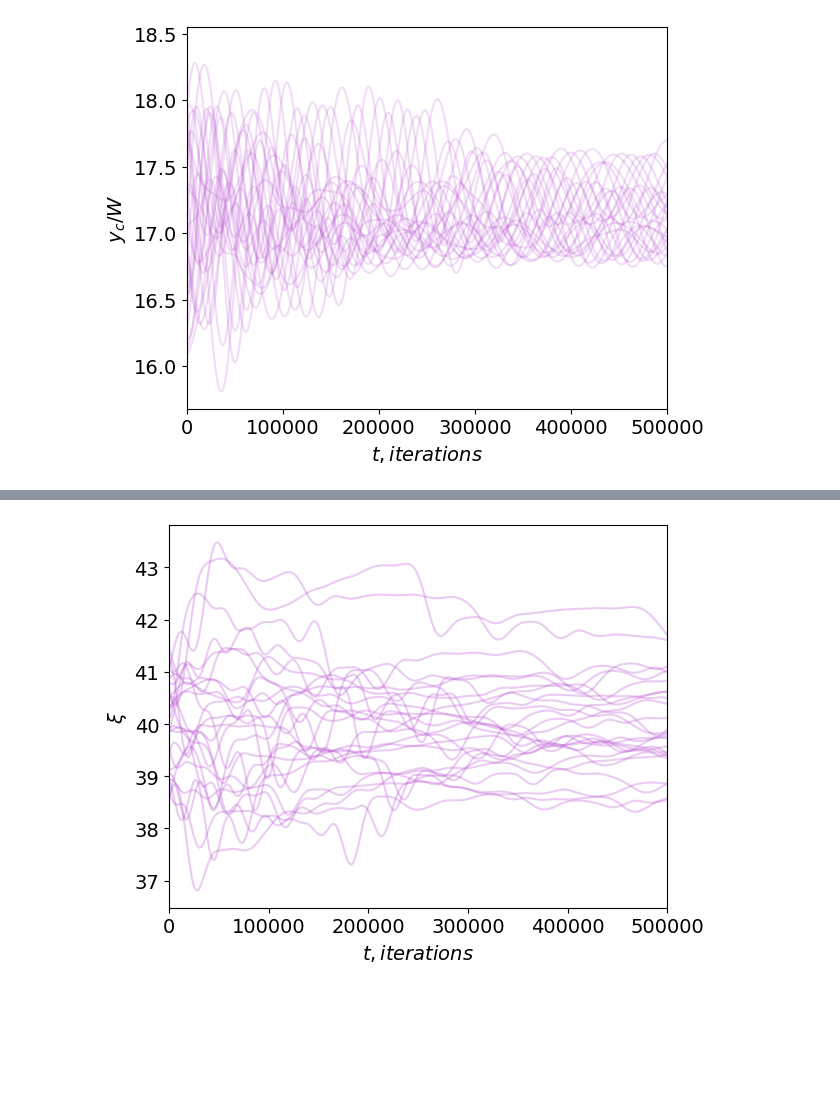
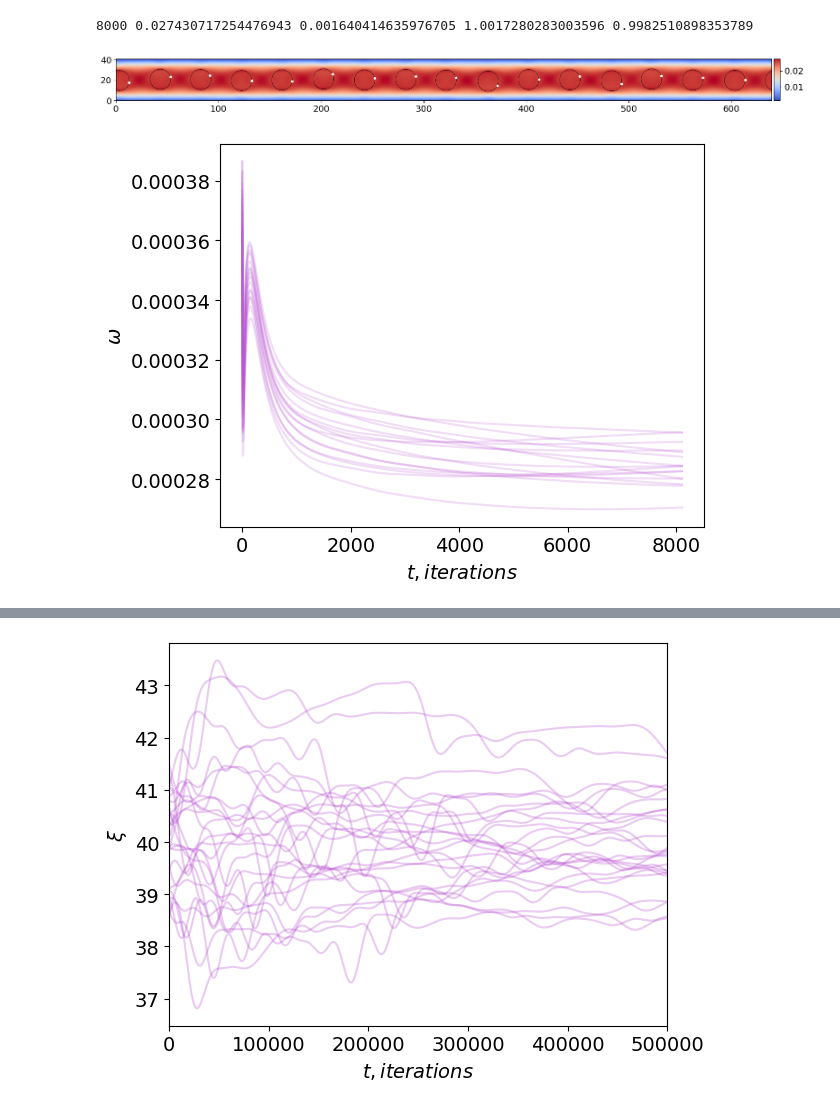
Before and after one commit to msguskova/lbm_chain_of_particles, a Jupyter notebook: plot array of disks.ipynb, the cells around one changed output, grey strips where cells are left out. Cells and saved outputs as stored; diff of their text form; code cells hidden in the pictures; blank space fills up the shorter version.

```diff
--- a/plot array of disks.ipynb
+++ b/plot array of disks.ipynb
@@ -16,17 +11,9 @@ from calc_spectrum import get_spectrum
 
 plt.rcParams.update({'font.size':14, 'savefig.facecolor':'w'})
 # %%
-folder = 'tmp_chain_cs2_0.33_re_1.00_nu_0.30_u_0.030_tau_1.40_cy_20.00_W_41_N_26/'
-folder = 'tmp_chain_cs2_0.33_re_1.00_nu_0.30_u_0.030_tau_1.40_cy_17.00_W_35_N_26/'
-# folder = 'tmp_chain_cs2_0.33_re_1.00_nu_0.30_u_0.03_tau_1.40_cy_60.56_W_81_N_26/'
-# folder = 'tmp_chain2_cs2_0.33_re_1.00_nu_0.30_u_0.03_tau_1.40_cy_60.00_W_81_N_26_rad2_10.1_inter_6.0R_rho2_1.00/'
-# folder = 'tmp_chain2_cs2_0.33_re_1.00_nu_0.30_u_0.03_tau_1.40_cy_97.68_W_121_N_46_rad2_10.0_inter_4.0R_rho2_1.10/'
-# folder = 'tmp_chain2_cs2_0.33_re_1.00_nu_0.30_u_0.03_tau_1.40_cy_20.00_W_41_rad2_10.1/'
-# folder = 'tmp_chain2_cs2_0.33_re_1.00_nu_0.30_u_0.03_tau_1.40_cy_20.00_W_41_N_46_rad2_10.0_inter_4.0R_rho2_1.00/'
-
-# folder = 'tmp_chain2_cs2_0.33_re_1.00_nu_0.30_u_0.03_tau_1.40_cy_60.56_W_81_N_46_rad2_10.0_inter_4.0R_rho2_1.10/'
-# folder = 'tmp_chain_cs2_0.33_re_1.00_nu_0.30_u_0.03_tau_1.40_cy_116.48_W_141/'
-folder_pics = 'tmp_thesis_crystal/'
+folder = 'tmp_chain2_cs2_0.33_re_1.00_nu_0.30_u_0.03_tau_1.40_cy_20.00_W_41_N_16_rad2_10.0_inter_4.0R/'
+# folder = 'tmp_chain2_cs2_0.33_re_1.00_nu_0.30_u_0.03_tau_1.40_cy_60.56_W_81_N_16_rad2_10.0_inter_4.0R/'
+folder_pics = 'pics/'
 
 files = [f for f in os.listdir(folder) if f.endswith('txt') and 'copy' not in f and f.startswith('disk')]
 W = int(re.findall('_W_([0-9]*)', folder)[0]) - 1
@@ -37,6 +24,7 @@ if 'rad2' in folder:
     rad2 = float(re.findall('rad2_([0-9]{2}[.][0-9]{1})', folder)[0])
 else:
     rad2 = 10
+
 y0 = float(re.findall('cy_([0-9]{2,3}[.][0-9]{2})', folder)[0])
 print(y0)
 
@@ -107,5 +108,39 @@ disk_re_0.25_19.txt     disk_re_0.25_17.txt     disk_re_0.25_16.txt     disk_re_
+# %%
+time = int(particles[0, -1, 0] // 8000) * 8000
+time_ind = time // 10
+
+fig, ax = plt.subplots(figsize=(16, 2))
+unorm = np.sqrt(vel[0] ** 2 + vel[1] ** 2)
+print(time, unorm[:, ny//2].max(),
+      unorm[:, ny//2].max() - unorm[:, ny//2].min(),
+     rho.max(), rho.min())
+c = ax.imshow(unorm.transpose(), cmap=cm.coolwarm)
+angles = np.linspace(0, 2 * np.pi, 100, endpoint=True)
+
+for p in range(N):
+    cx, cy = particles[p, time_ind, 1], particles[p, time_ind, 2]
+    if cx < rad or cx > L - rad:
+        ax.plot(cx + rad * np.cos(angles) + L, cy + rad * np.sin(angles), 'k', linewidth=0.5)
+
+    ax.plot(cx + rad * np.cos(angles), cy + rad * np.sin(angles), 'k', linewidth=0.5)
+    ax.plot(particles[p, time_ind, 3], particles[p, time_ind, 4], '.w')
+
+ax.set_xlim([0, nx-1])
+ax.set_ylim([0, ny])
+
+ax.set_yticks(np.arange(0, ny, (ny - 1) // 2))
+
+divider = make_axes_locatable(ax)
+cax = divider.append_axes('right', size='1%', pad=0.05)
+
+plt.colorbar(c, cax=cax)
+fig.tight_layout()
+fig.savefig(folder_pics + f'W_{W}_N_{N}.png', dpi=500)
+# %% [output]
+8000 0.027430717254476943 0.001640414635976705 1.0017280283003596 0.9982510898353789
+[figure, added]
 # %%
-txy1 = particles[:, :, [0, 1, 2, 5, 5]].copy()
+txy1 = particles[:, :, [0, 1, 2, 5, -1]].copy()
 # %%
 txy = txy1.copy()
 # mean_y = txy[:, :, 2].mean(axis=0)
@@ -122,24 +157,21 @@ for i in range(N):
 # %%
 col = ['deepskyblue', 'mediumorchid']
 fig, ax = plt.subplots()
 rho2 = 1
 for i in range(N):
 #     ax.plot(txy[i, :, 0], txy[i, :,2], color=col[i%2])
-    ax.plot(txy[i, :, 0], txy[i, :, 2], color='mediumorchid', alpha=0.2)
+    ax.plot(txy[i, :, 0], txy[i, :, -1], color='mediumorchid', alpha=0.2)
 
 # ax.plot(txy[0, :, 0], txy[::2, :, 2].mean(axis=0), color='deepskyblue', label='even')
 # ax.plot(txy[0, :, 0], txy[1::2, :, 2].mean(axis=0), color='salmon', label='odd')
 
 ax.set_xlabel(r'$t, iterations$')
-ax.set_ylabel(r'$y_c / W$')
-ax.set_xlim([0, 0.5e6])
+ax.set_ylabel(r'$\omega$')
+# ax.set_xlim([0, 0.5e6])
 
 fig.tight_layout()
-if 'rad' not in folder:
-    fig.savefig(folder_pics + f'time_y_W_{W}_N_{N}_same_cy_{y0:.2f}_inter_{inter:.1f}_rho2_{rho2:.2f}_cs2_{cs2:.2f}_re_{reynolds:.2f}.png', dpi=300)
-    fig.savefig(folder_pics + f'time_y_W_{W}_N_{N}_same_cy_{y0:.2f}_inter_{inter:.1f}_rho2_{rho2:.2f}_cs2_{cs2:.2f}_re_{reynolds:.2f}.pdf', dpi=300)
-else:
-    fig.savefig(folder_pics + f'time_y_W_{W}_rad2_{rad2:.1f}_cy_{y0:.2f}_inter_{inter:.1f}_rho2_{rho2:.2f}_cs2_{cs2:.2f}_re_{reynolds:.2f}.png', dpi=300)
-    fig.savefig(folder_pics + f'time_y_W_{W}_rad2_{rad2:.1f}_cy_{y0:.2f}_inter_{inter:.1f}_rho2_{rho2:.2f}_cs2_{cs2:.2f}_re_{reynolds:.2f}.pdf', dpi=300)
+
+fig.savefig(folder_pics + f'time_omega_W_{W}_rad2_{rad2:.1f}_cy_{y0:.2f}_inter_{inter:.1f}_rho2_{rho2:.2f}_cs2_{cs2:.2f}_re_{reynolds:.2f}.png', dpi=300)
+fig.savefig(folder_pics + f'time_omega_W_{W}_rad2_{rad2:.1f}_cy_{y0:.2f}_inter_{inter:.1f}_rho2_{rho2:.2f}_cs2_{cs2:.2f}_re_{reynolds:.2f}.pdf', dpi=300)
 # %% [output]
-[figure, old version]
+[figure, new version]
```
Also changed, not shown: parts of 8 cells of this notebook, 2 other files.
